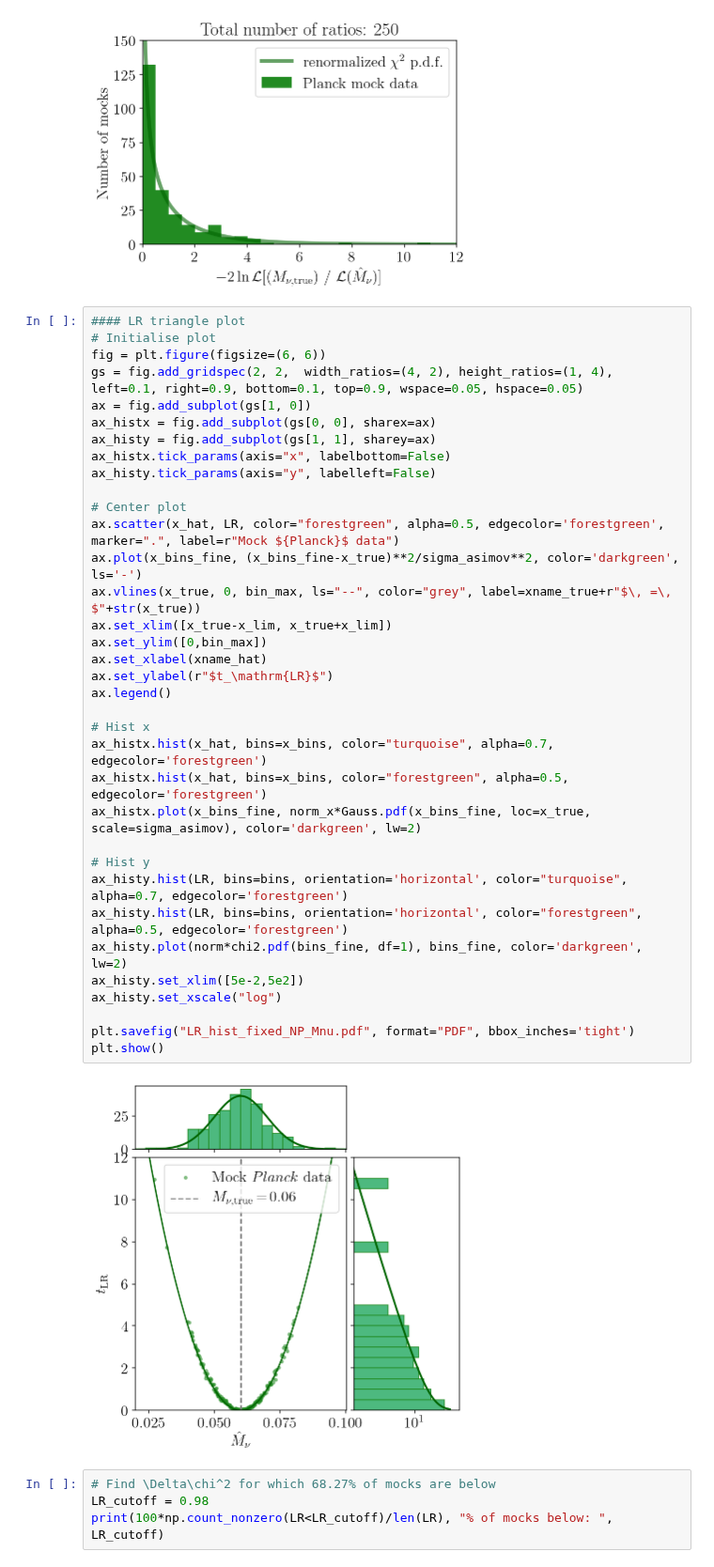
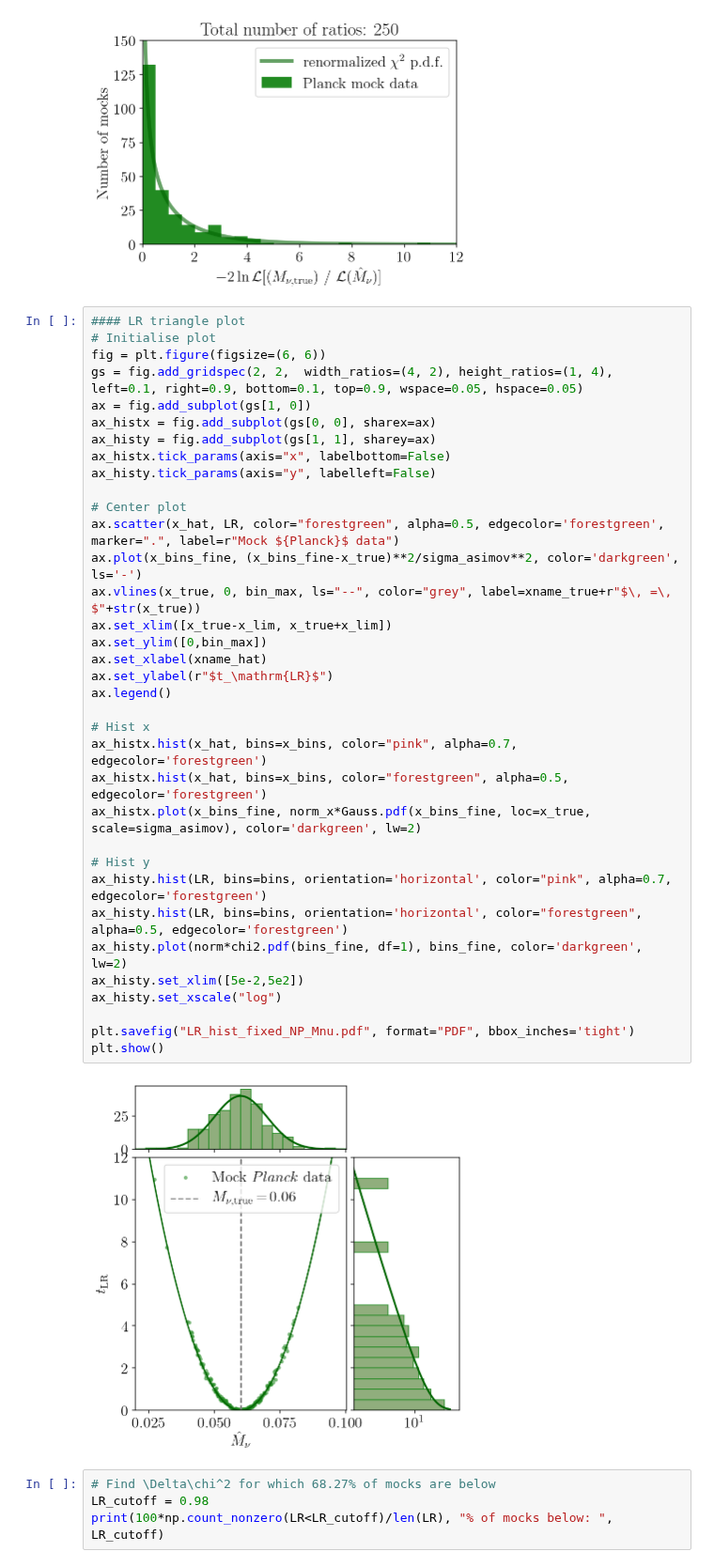
Before and after one commit to LauraHerold/pinc, a Jupyter notebook: asymptotic_checks/notebooks_Wilks_Wald_Pliklite/LR_hist_fixed_NP-M_nu.ipynb, the cells around one changed output. Shown at 94% size. Drawn from its saved outputs; the diff is of its cells as text.

```diff
--- a/asymptotic_checks/notebooks_Wilks_Wald_Pliklite/LR_hist_fixed_NP-M_nu.ipynb
+++ b/asymptotic_checks/notebooks_Wilks_Wald_Pliklite/LR_hist_fixed_NP-M_nu.ipynb
@@ -121,36 +121,36 @@ fig = plt.figure(figsize=(6, 6))
 gs = fig.add_gridspec(2, 2,  width_ratios=(4, 2), height_ratios=(1, 4), left=0.1, right=0.9, bottom=0.1, top=0.9, wspace=0.05, hspace=0.05)
 ax = fig.add_subplot(gs[1, 0])
 ax_histx = fig.add_subplot(gs[0, 0], sharex=ax)
 ax_histy = fig.add_subplot(gs[1, 1], sharey=ax)
 ax_histx.tick_params(axis="x", labelbottom=False)
 ax_histy.tick_params(axis="y", labelleft=False)
 
 # Center plot
 ax.scatter(x_hat, LR, color="forestgreen", alpha=0.5, edgecolor='forestgreen', marker=".", label=r"Mock ${Planck}$ data")
 ax.plot(x_bins_fine, (x_bins_fine-x_true)**2/sigma_asimov**2, color='darkgreen', ls='-')
 ax.vlines(x_true, 0, bin_max, ls="--", color="grey", label=xname_true+r"$\, =\, $"+str(x_true))
 ax.set_xlim([x_true-x_lim, x_true+x_lim])
 ax.set_ylim([0,bin_max])
 ax.set_xlabel(xname_hat)
 ax.set_ylabel(r"$t_\mathrm{LR}$")
 ax.legend()
 
 # Hist x
-ax_histx.hist(x_hat, bins=x_bins, color="turquoise", alpha=0.7, edgecolor='forestgreen')
+ax_histx.hist(x_hat, bins=x_bins, color="pink", alpha=0.7, edgecolor='forestgreen')
 ax_histx.hist(x_hat, bins=x_bins, color="forestgreen", alpha=0.5, edgecolor='forestgreen')
 ax_histx.plot(x_bins_fine, norm_x*Gauss.pdf(x_bins_fine, loc=x_true, scale=sigma_asimov), color='darkgreen', lw=2)
 
 # Hist y
-ax_histy.hist(LR, bins=bins, orientation='horizontal', color="turquoise", alpha=0.7, edgecolor='forestgreen')
+ax_histy.hist(LR, bins=bins, orientation='horizontal', color="pink", alpha=0.7, edgecolor='forestgreen')
 ax_histy.hist(LR, bins=bins, orientation='horizontal', color="forestgreen", alpha=0.5, edgecolor='forestgreen')
 ax_histy.plot(norm*chi2.pdf(bins_fine, df=1), bins_fine, color='darkgreen', lw=2)
 ax_histy.set_xlim([5e-2,5e2])
 ax_histy.set_xscale("log")
 
 plt.savefig("LR_hist_fixed_NP_Mnu.pdf", format="PDF", bbox_inches='tight')
 plt.show()
 # %% [output]
-[figure, old version]
+[figure, new version]
 # %%
 # Find \Delta\chi^2 for which 68.27% of mocks are below
 LR_cutoff = 0.98
```
Also changed, not shown: 2 other files.
